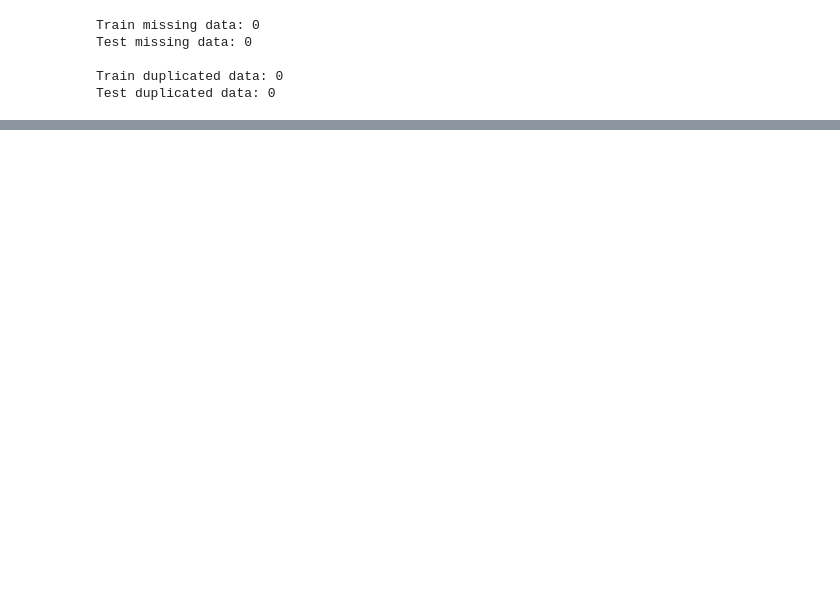
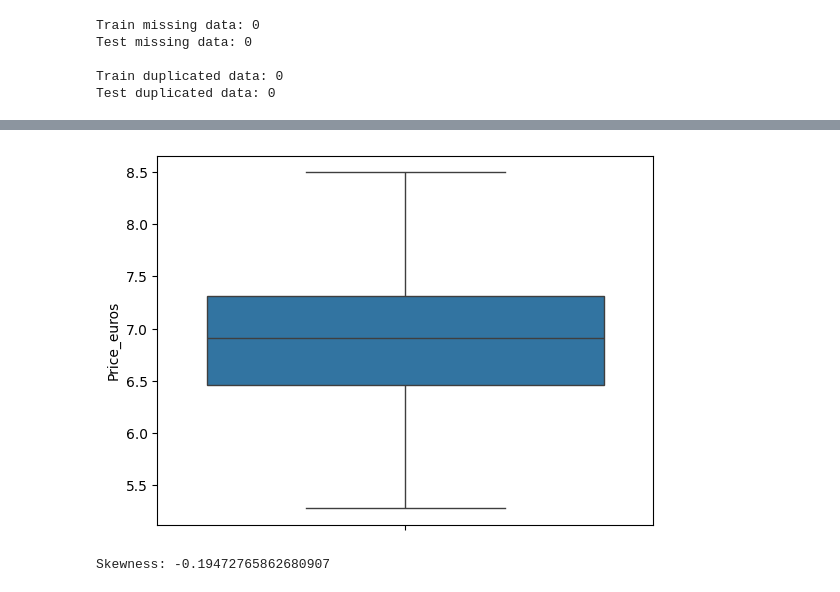
Before and after one commit to Kidar12/GDGoC_ML_Assignment-2, a Jupyter notebook: Dataset_LTP.ipynb, the cells around one changed output, grey strips where cells are left out. Saved outputs shown, nothing was run; the diff lists cells and outputs as text; code cells hidden in the pictures; blank space fills up the shorter version.

```diff
--- a/Dataset_LTP.ipynb
+++ b/Dataset_LTP.ipynb
@@ -123,7 +123,7 @@ memory usage: 128.8+ KB
 # %%
 fix_cols = ['Company', 'Product', 'TypeName', 'ScreenResolution', 'Cpu', 'Ram', 'Memory', 'Gpu', 'OpSys', 'Weight']
 for col in fix_cols:
-  df_ltp[col] = df_ltp[col].astype('string')
+  df_ltp[col] = df_ltp[col].astype('string', errors='ignore')
 
 df_ltp.info()
 # %% [output]
@@ -172,6 +172,7 @@ plt.show()
 # %% [output]
 [figure]
 # %%
+df_ltp = df_ltp[(df_ltp['Inches'] > 0) & (df_ltp['Price_euros'] > 0)]
 df_ltp['Inches'] = np.log(df_ltp['Inches'])
 df_ltp['Price_euros'] = np.log(df_ltp['Price_euros'])
 
@@ -197,25 +198,17 @@ plt.show()
 # %% [output]
 [figure]
 # %%
-from scipy.stats.mstats import winsorize
-
-# Winsorize data terlebih dahulu
-df_ltp['Inches'] = winsorize(df_ltp['Inches'])  # Sesuaikan limits jika perlu
-df_ltp['Price_euros'] = winsorize(df_ltp['Price_euros'])
-
-# Kemudian terapkan IQR method
 def remove_outliers_iqr(data, column):
     Q1 = data[column].quantile(0.25)
     Q3 = data[column].quantile(0.75)
     IQR = Q3 - Q1
-    upper_bound = Q3 + 1.5 * IQR  # Sesuaikan pengali IQR jika perlu
+    upper_bound = Q3 + 1.5 * IQR
     lower_bound = Q1 - 1.5 * IQR
     return data[(data[column] >= lower_bound) & (data[column] <= upper_bound)]
 
 df_ltp = remove_outliers_iqr(df_ltp, 'Inches')
 df_ltp = remove_outliers_iqr(df_ltp, 'Price_euros')
 
-# Visualisasikan kembali dengan boxplot
 sns.boxplot(data=df_ltp['Inches'])
 plt.title('Inches Boxplot')
 plt.show()
@@ -473,0 +459,11 @@ done
+# %%
+import seaborn as sns
+import matplotlib.pyplot as plt
+
+sns.boxplot(data=df_ltp['Price_euros'])
+plt.show()
+
+print("Skewness:", df_ltp['Price_euros'].skew())
+# %% [output]
+[figure, added]
+Skewness: -0.19472765862680907
```
Also changed, not shown: parts of 15 cells of this notebook.
